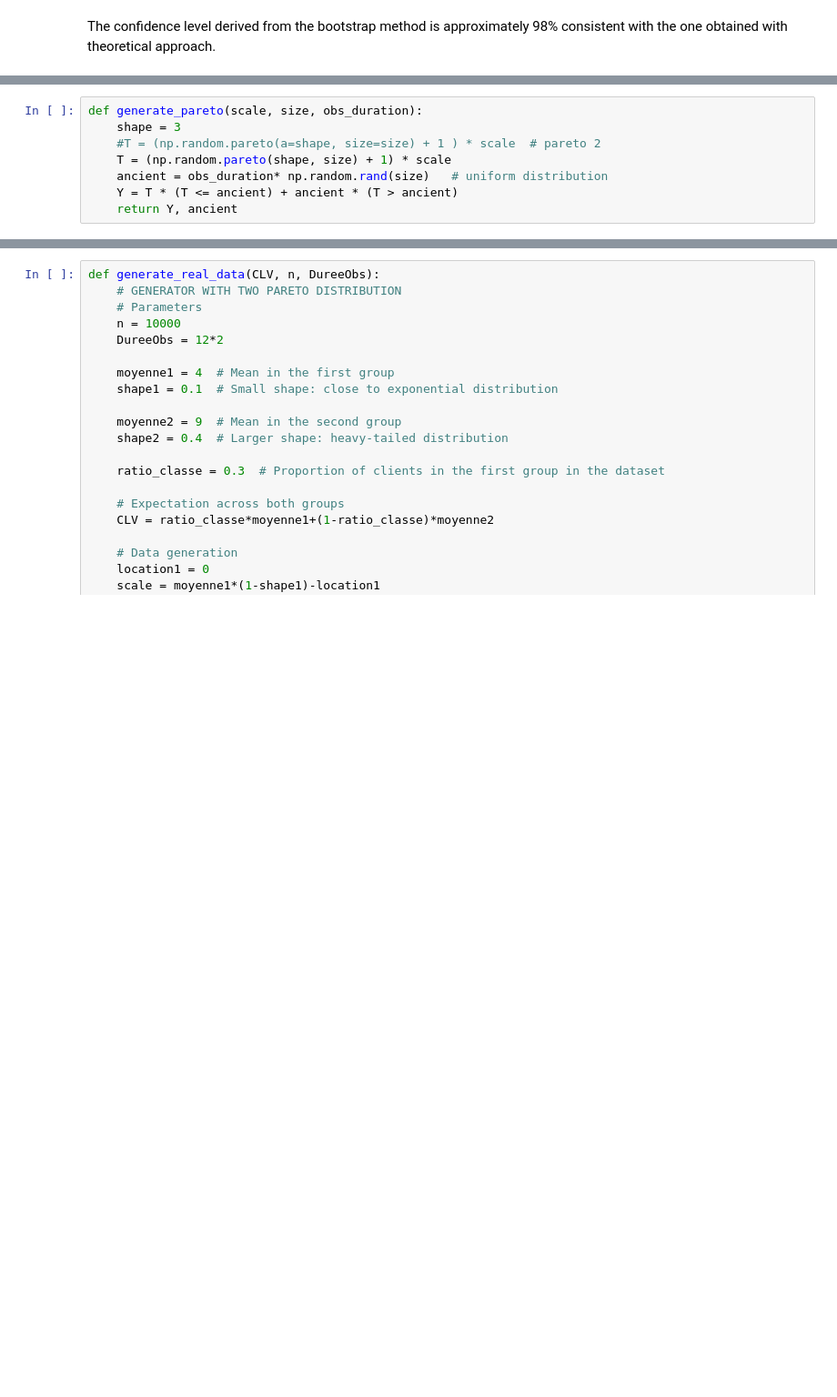
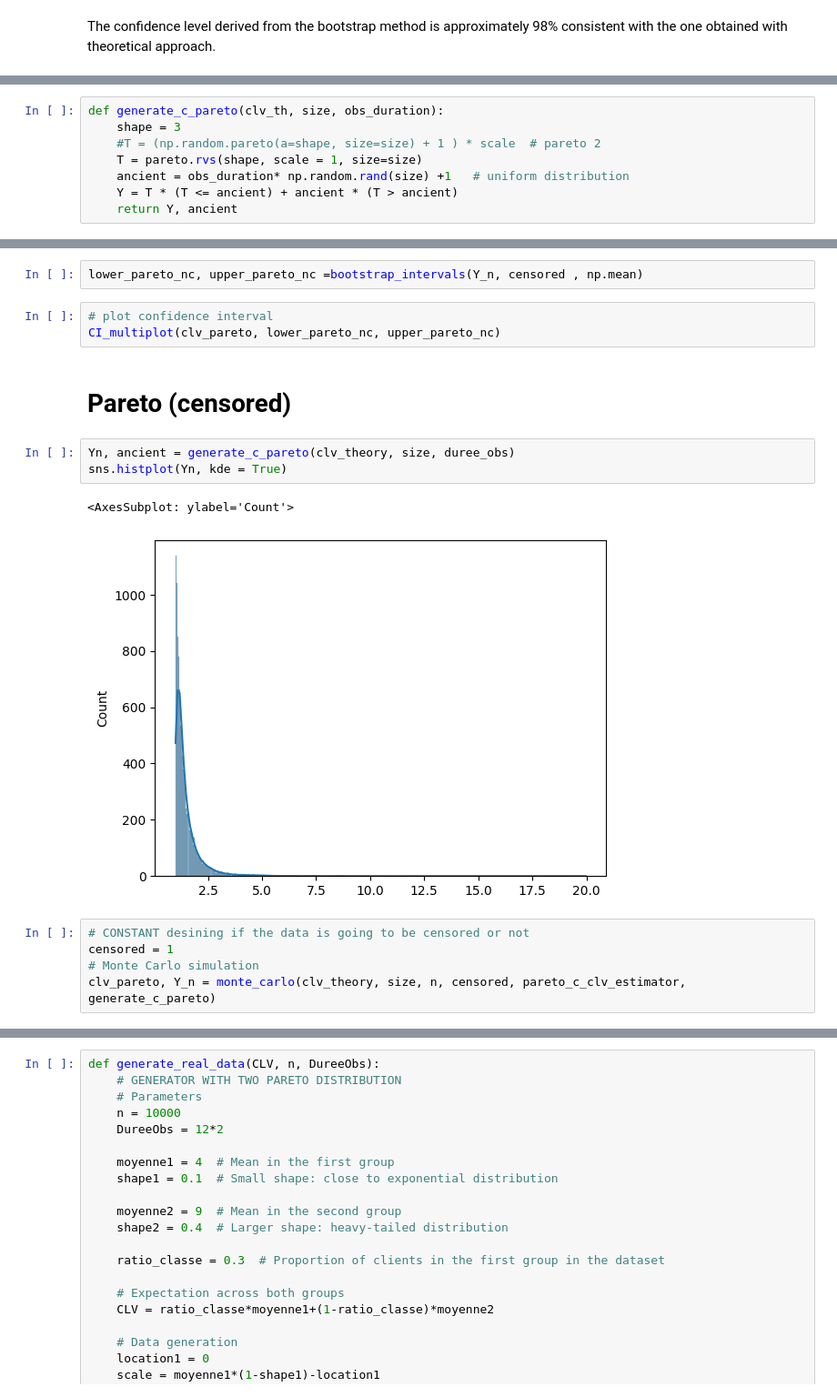
Before and after one commit to louizaaouaouche/Statistical-estimation-of-CLV, a Jupyter notebook: src/notebook.ipynb, the cells around one changed output, grey strips where cells are left out. Shown at 91% size. Saved outputs shown, nothing was run; the diff lists cells and outputs as text; blank space fills up the shorter version.

```diff
--- a/src/notebook.ipynb
+++ b/src/notebook.ipynb
@@ -565,8 +575,8 @@ shape= 3
 # %%
-def generate_pareto(scale, size, obs_duration):
+def generate_c_pareto(clv_th, size, obs_duration):
     shape = 3
     #T = (np.random.pareto(a=shape, size=size) + 1 ) * scale  # pareto 2
-    T = (np.random.pareto(shape, size) + 1) * scale
-    ancient = obs_duration* np.random.rand(size)   # uniform distribution
+    T = pareto.rvs(shape, scale = 1, size=size)
+    ancient = obs_duration* np.random.rand(size) +1   # uniform distribution
     Y = T * (T <= ancient) + ancient * (T > ancient)
     return Y, ancient
@@ -591,0 +625,18 @@ clv_thoery = (shape * scale) /(shape - 1 )
+# %%
+lower_pareto_nc, upper_pareto_nc =bootstrap_intervals(Y_n, censored , np.mean)
+# %%
+# plot confidence interval
+CI_multiplot(clv_pareto, lower_pareto_nc, upper_pareto_nc)
+# %% [markdown]
+# Pareto (censored)
+# %%
+Yn, ancient = generate_c_pareto(clv_theory, size, duree_obs)
+sns.histplot(Yn, kde = True)
+# %% [output]
+<AxesSubplot: ylabel='Count'>
+[figure, added]
+# %%
+# CONSTANT desining if the data is going to be censored or not
+censored = 1
+# Monte Carlo simulation
+clv_pareto, Y_n = monte_carlo(clv_theory, size, n, censored, pareto_c_clv_estimator, generate_c_pareto)
```
Also changed, not shown: parts of 31 cells of this notebook.
